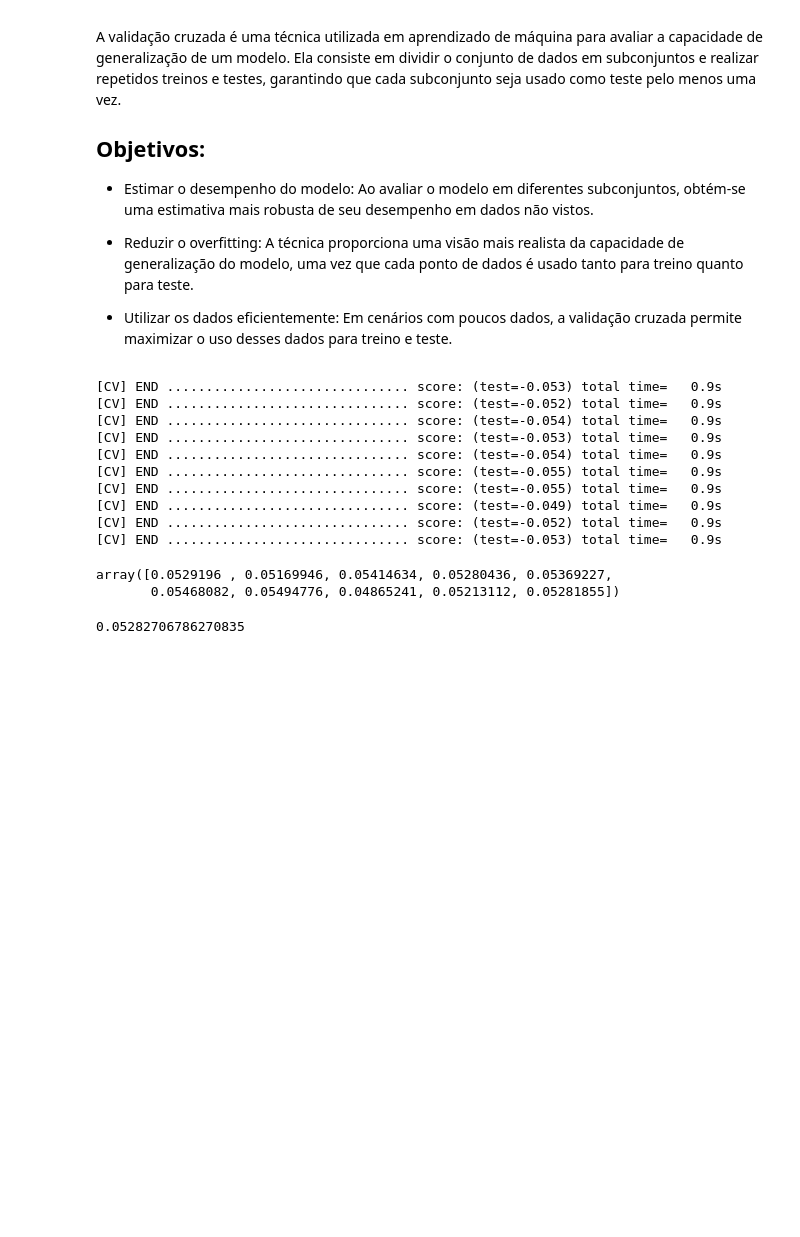
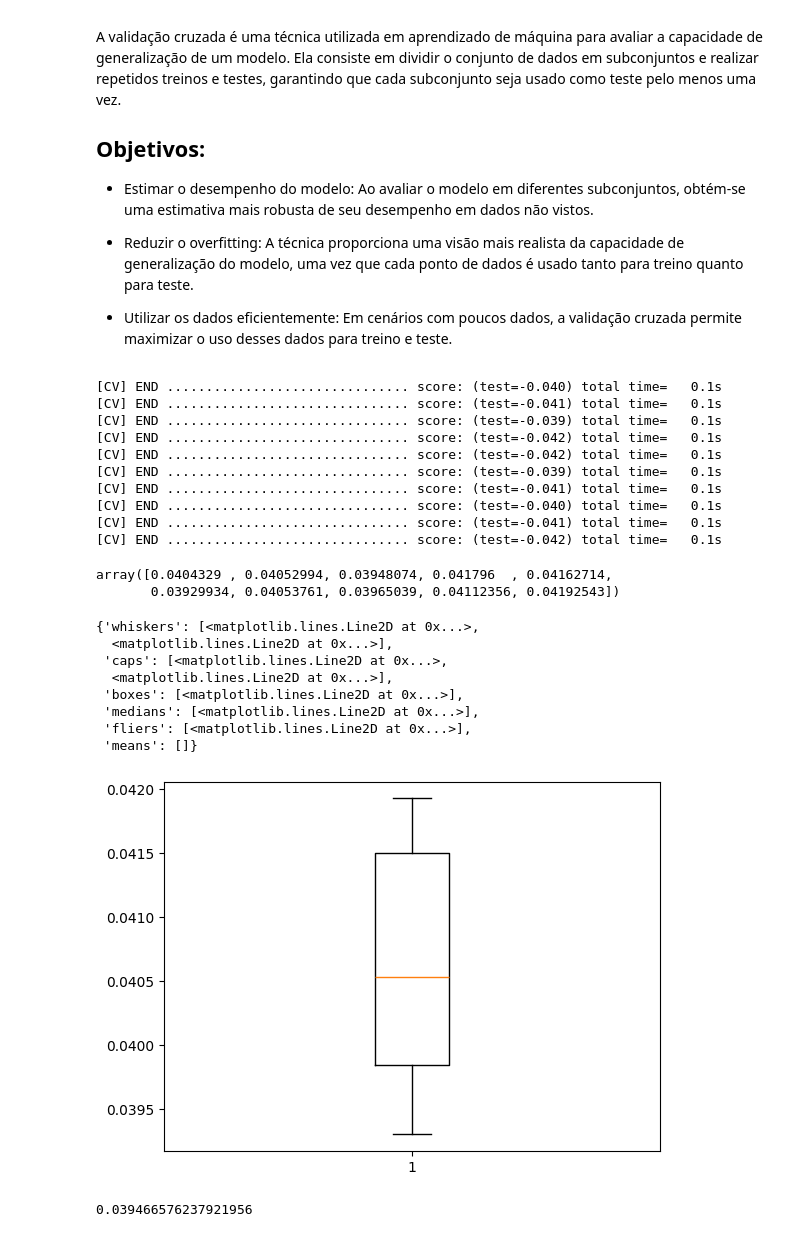
Before and after one commit to leandroneckel/aulas_data_science, a Jupyter notebook: Notebooks/Unidade 4/03_cross_validation.ipynb, the cells around one changed output. Cells and saved outputs as stored; diff of their text form; code cells hidden in the pictures; blank space fills up the shorter version.

```diff
--- a/Notebooks/Unidade 4/03_cross_validation.ipynb
+++ b/Notebooks/Unidade 4/03_cross_validation.ipynb
@@ -26,26 +46,39 @@ A validação cruzada é uma técnica utilizada em aprendizado de máquina para
 
 * Utilizar os dados eficientemente: Em cenários com poucos dados, a validação cruzada permite maximizar o uso desses dados para treino e teste.
 # %%
-from sklearn.tree import DecisionTreeRegressor
-modelo = DecisionTreeRegressor()
+from sklearn.neighbors import KNeighborsRegressor
+modelo = KNeighborsRegressor()
 cross_val_scores = cross_val_score(modelo, x_treino, y_treino, cv=10, scoring='neg_mean_absolute_percentage_error',verbose=3)
 # %% [output]
-[CV] END ............................... score: (test=-0.053) total time=   0.9s
-[CV] END ............................... score: (test=-0.052) total time=   0.9s
-[CV] END ............................... score: (test=-0.054) total time=   0.9s
-[CV] END ............................... score: (test=-0.053) total time=   0.9s
-[CV] END ............................... score: (test=-0.054) total time=   0.9s
-[CV] END ............................... score: (test=-0.055) total time=   0.9s
-[CV] END ............................... score: (test=-0.055) total time=   0.9s
-[CV] END ............................... score: (test=-0.049) total time=   0.9s
-[CV] END ............................... score: (test=-0.052) total time=   0.9s
-[CV] END ............................... score: (test=-0.053) total time=   0.9s
+[CV] END ............................... score: (test=-0.040) total time=   0.1s
+[CV] END ............................... score: (test=-0.041) total time=   0.1s
+[CV] END ............................... score: (test=-0.039) total time=   0.1s
+[CV] END ............................... score: (test=-0.042) total time=   0.1s
+[CV] END ............................... score: (test=-0.042) total time=   0.1s
+[CV] END ............................... score: (test=-0.039) total time=   0.1s
+[CV] END ............................... score: (test=-0.041) total time=   0.1s
+[CV] END ............................... score: (test=-0.040) total time=   0.1s
+[CV] END ............................... score: (test=-0.041) total time=   0.1s
+[CV] END ............................... score: (test=-0.042) total time=   0.1s
-# %%
-mae_scores = -cross_val_scores
-mae_scores
-# %% [output]
-array([0.0529196 , 0.05169946, 0.05414634, 0.05280436, 0.05369227,
-       0.05468082, 0.05494776, 0.04865241, 0.05213112, 0.05281855])
+# %%
+mape_scores = -cross_val_scores
+mape_scores
+# %% [output]
+array([0.0404329 , 0.04052994, 0.03948074, 0.041796  , 0.04162714,
+       0.03929934, 0.04053761, 0.03965039, 0.04112356, 0.04192543])
+# %%
+import matplotlib.pyplot as plt
+plt.boxplot(mape_scores)
+# %% [output]
+{'whiskers': [<matplotlib.lines.Line2D at 0x...>,
+  <matplotlib.lines.Line2D at 0x...>],
+ 'caps': [<matplotlib.lines.Line2D at 0x...>,
+  <matplotlib.lines.Line2D at 0x...>],
+ 'boxes': [<matplotlib.lines.Line2D at 0x...>],
+ 'medians': [<matplotlib.lines.Line2D at 0x...>],
+ 'fliers': [<matplotlib.lines.Line2D at 0x...>],
+ 'means': []}
+[figure, added]
 # %%
 modelo.fit(x_treino,y_treino)
 y_prev = modelo.predict(x_teste)
@@ -54,4 +87,4 @@ from sklearn.metrics import mean_absolute_percentage_error
 mape = mean_absolute_percentage_error(y_teste,y_prev)
 mape
 # %% [output]
-0.05282706786270835
+0.039466576237921956
```
Also changed, not shown: parts of 23 cells of this notebook, 2 other files.
